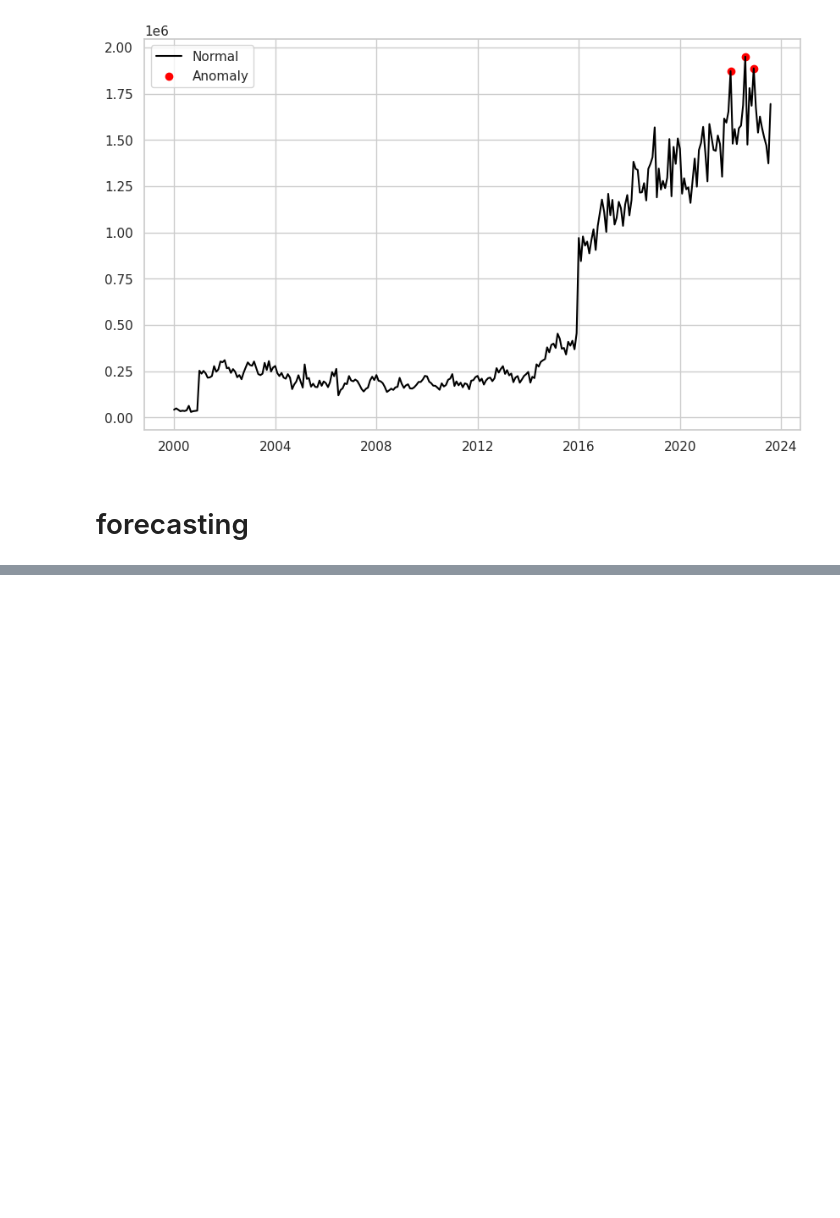
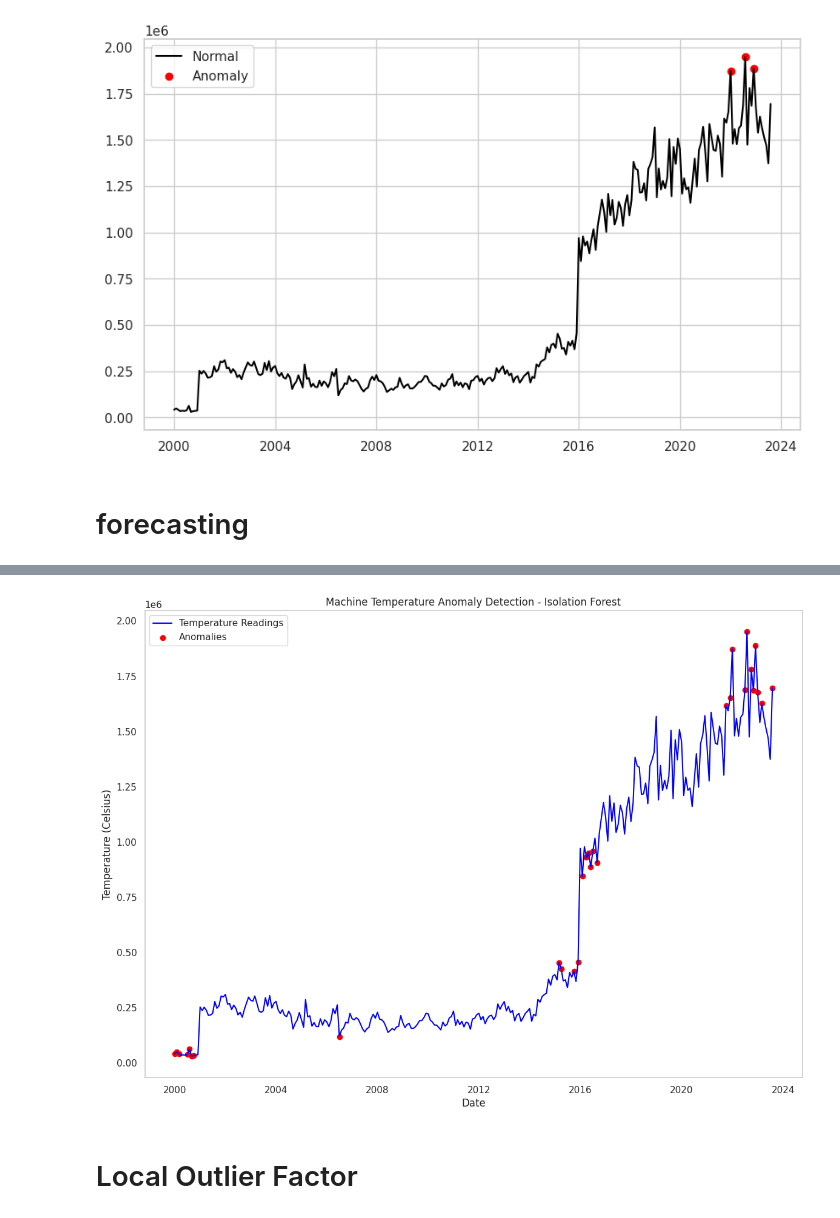
Before and after one commit to jamiroquai1225/Anomaly-Detection, a Jupyter notebook: anomaly_detection_of_the_time_series_data_in_jeju_seaport.ipynb, the cells around one changed output, grey strips where cells are left out. Saved outputs shown, nothing was run; the diff lists cells and outputs as text; code cells hidden in the pictures; blank space fills up the shorter version.

```diff
--- a/anomaly_detection_of_the_time_series_data_in_jeju_seaport.ipynb
+++ b/anomaly_detection_of_the_time_series_data_in_jeju_seaport.ipynb
@@ -678,0 +992,2 @@ from fbprophet import Prophet
+# %%
+df = data_df
@@ -678,0 +1023,40 @@ from fbprophet import Prophet
+# %%
+import pandas as pd
+from sklearn.ensemble import IsolationForest
+
+def detect_anomalies_with_isolation_forest(series):
+    # Convert the series to a 2D NumPy array
+    data = series.values.reshape(-1, 1)
+
+    # Create an instance of the IsolationForest class
+    #model = IsolationForest(n_estimators=100, contamination='auto', random_state=42)
+    model = IsolationForest(n_estimators=100, contamination=0.1, random_state=42)
+
+    # Fit the model to the data and predict anomalies
+    model.fit(data)
+    anomalies = model.predict(data)
+
+    # Convert the predictions back to a Pandas series and return it
+    anomalies_series = pd.Series(anomalies, index=series.index)
+    return anomalies_series
+# %%
+# Set the timestamp column as the index and convert to a series
+series = data_df.set_index('time')['cargo'].squeeze()
+
+# Detect anomalies using the Isolation Forest algorithm
+anomalies = detect_anomalies_with_isolation_forest(series)
+
+# Plot the original series and the detected anomalies
+plt.subplots(figsize=(14, 10))
+plt.plot(data_df['time'], data_df['cargo'], color='blue', label='Temperature Readings')
+plt.scatter(anomalies[anomalies==-1].index, series[anomalies==-1].values, color='red', label='Anomalies')
+plt.legend()
+plt.title('Machine Temperature Anomaly Detection - Isolation Forest')
+plt.xlabel('Date')
+plt.ylabel('Temperature (Celsius)')
+plt.grid()
+plt.show()
+# %% [output]
+[figure, added]
+# %% [markdown]
+# Local Outlier Factor
```
Also changed, not shown: parts of 40 cells of this notebook.
